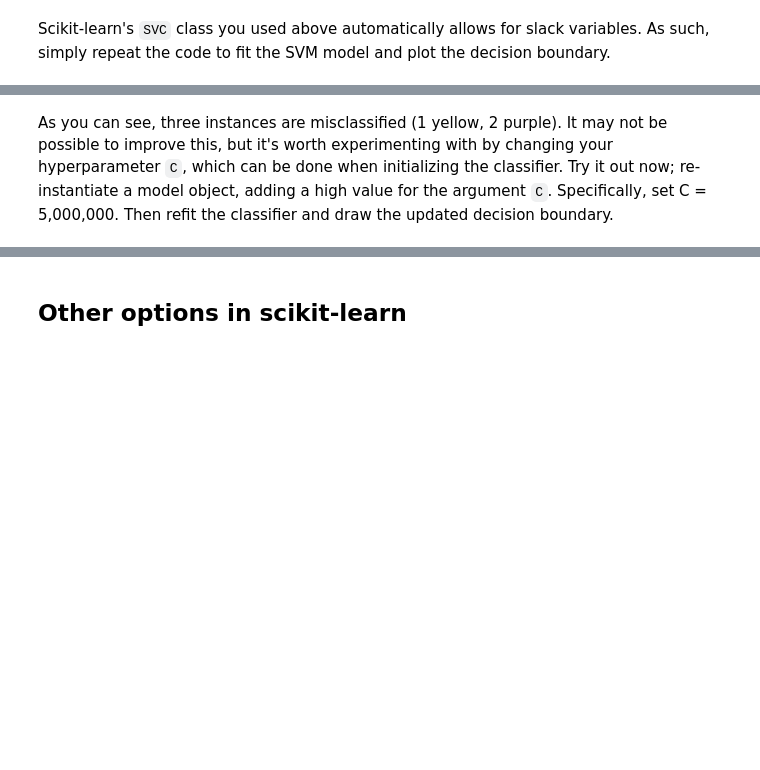
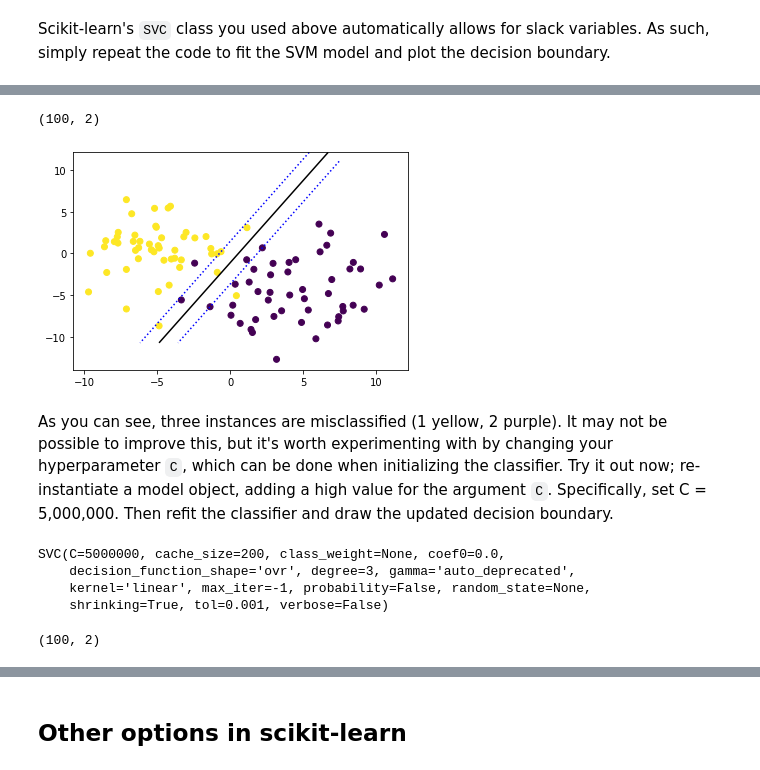
Before and after one commit to andiosika/dsc-building-an-svm-using-scikit-learn-lab-online-ds-pt-100719, a Jupyter notebook: index.ipynb, the cells around one changed output, grey strips where cells are left out. Drawn from its saved outputs; the diff is of its cells as text; code cells hidden in the pictures; blank space fills up the shorter version.

```diff
--- a/index.ipynb
+++ b/index.ipynb
@@ -251,2 +262,24 @@ svc.fit(X_2, y_2)
+# %%
+x21_coord = np.linspace(X21_min, X21_max, 10)
+x22_coord = np.linspace(X12_min, X22_max, 10)
+# %%
+X22_C, X21_C = np.meshgrid(x21_coord, x22_coord)
+# %%
+x21x22 = np.c_[X21_C.ravel(), X22_C.ravel()]
+
+np.shape(x21x22)
+# %% [output]
+(100, 2)
+# %%
+df2 = svc.decision_function(x21x22)
+df2 = df2.reshape(X22_C.shape)
+# %%
+plt.scatter(X_21, X_22, c=y_2)
+axes = plt.gca()
+axes.contour(X21_C, X22_C, df2, colors=['blue', 'black', 'blue'],
+             levels=[-1, 0, 1], linestyles=[':', '-', ':'])
+plt.show()
+# %% [output]
+[figure, added]
 # %% [markdown]
 As you can see, three instances are misclassified (1 yellow, 2 purple). It may not be possible to improve this, but it's worth experimenting with by changing your hyperparameter `C`, which can be done when initializing the classifier. Try it out now; re-instantiate a model object, adding a high value for the argument `C`. Specifically, set C = 5,000,000. Then refit the classifier and draw the updated decision boundary.
@@ -254,0 +286,9 @@ As you can see, three instances are misclassified (1 yellow, 2 purple). It may n
+# %%
+# Your code here
+svc = SVC(kernel='linear', C=5000000)
+svc.fit(X_2, y_2)
+# %% [output]
+SVC(C=5000000, cache_size=200, class_weight=None, coef0=0.0,
+    decision_function_shape='ovr', degree=3, gamma='auto_deprecated',
+    kernel='linear', max_iter=-1, probability=False, random_state=None,
+    shrinking=True, tol=0.001, verbose=False)
@@ -254,0 +306,6 @@ As you can see, three instances are misclassified (1 yellow, 2 purple). It may n
+# %%
+x21x22 = np.c_[X21_C.ravel(), X22_C.ravel()]
+
+np.shape(x21x22)
+# %% [output]
+(100, 2)
```
Also changed, not shown: parts of 20 cells of this notebook.
